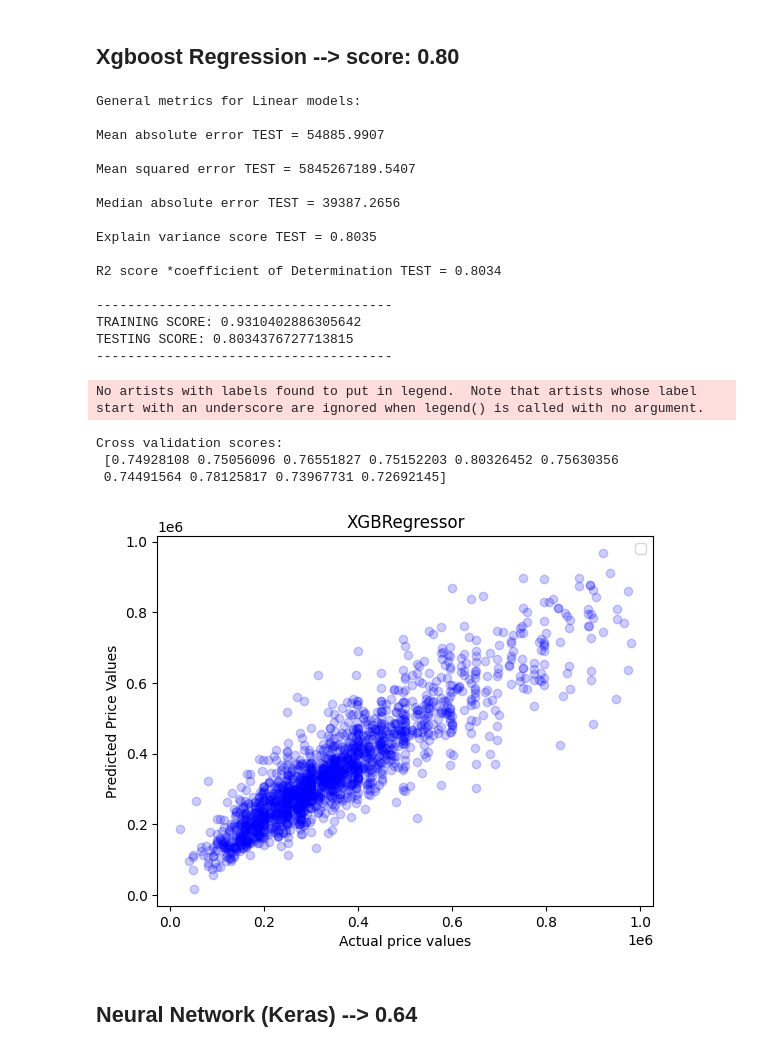
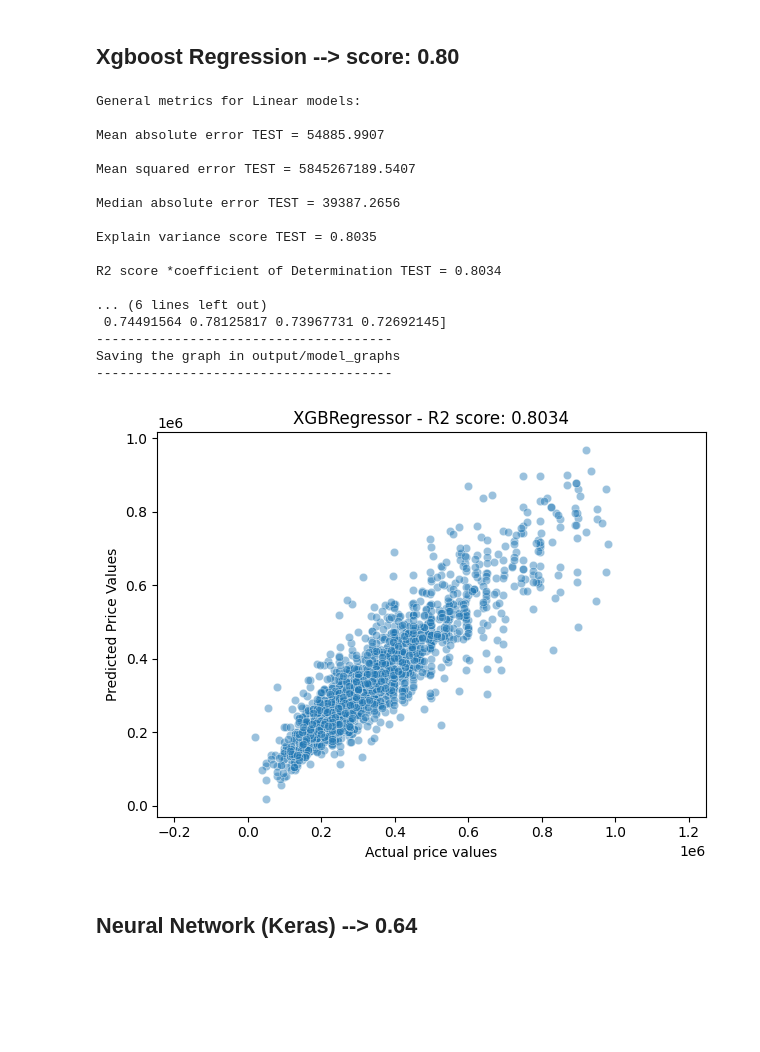
Before and after one commit to nikolaaswillaert/ImmoElizaDataAnalysis, a Jupyter notebook: main.ipynb, the cells around one changed output. Drawn from its saved outputs; the diff is of its cells as text; code cells hidden in the pictures; blank space fills up the shorter version.

```diff
--- a/main.ipynb
+++ b/main.ipynb
@@ -370,29 +366,26 @@ Cross validation scores:
 # %%
 from src.model_functions import train_XGBoost_regression
 
-train_XGBoost_regression(X, y)
+y_test, y_preds = train_XGBoost_regression(X, y)
 # %% [output]
 General metrics for Linear models:
 
 Mean absolute error TEST = 54885.9907
 
 Mean squared error TEST = 5845267189.5407
 
 Median absolute error TEST = 39387.2656
 
 Explain variance score TEST = 0.8035
 
 R2 score *coefficient of Determination TEST = 0.8034
 
+... (6 lines left out)
+ 0.74491564 0.78125817 0.73967731 0.72692145]
 --------------------------------------
-TRAINING SCORE: 0.9310402886305642
-TESTING SCORE: 0.8034376727713815
+Saving the graph in output/model_graphs
 --------------------------------------
-No artists with labels found to put in legend.  Note that artists whose label start with an underscore are ignored when legend() is called with no argument.
-Cross validation scores:
- [0.74928108 0.75056096 0.76551827 0.75152203 0.80326452 0.75630356
- 0.74491564 0.78125817 0.73967731 0.72692145]
-[figure, old version]
+[figure, new version]
 # %% [markdown]
 ## Neural Network (Keras) --> 0.64
 # %%
```
Also changed, not shown: parts of 16 cells of this notebook, 8 other files.
